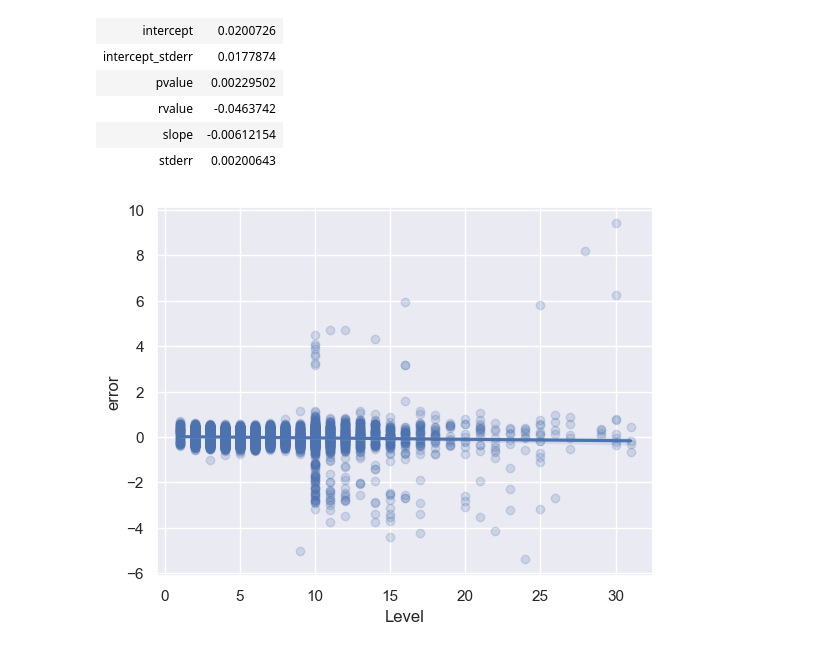
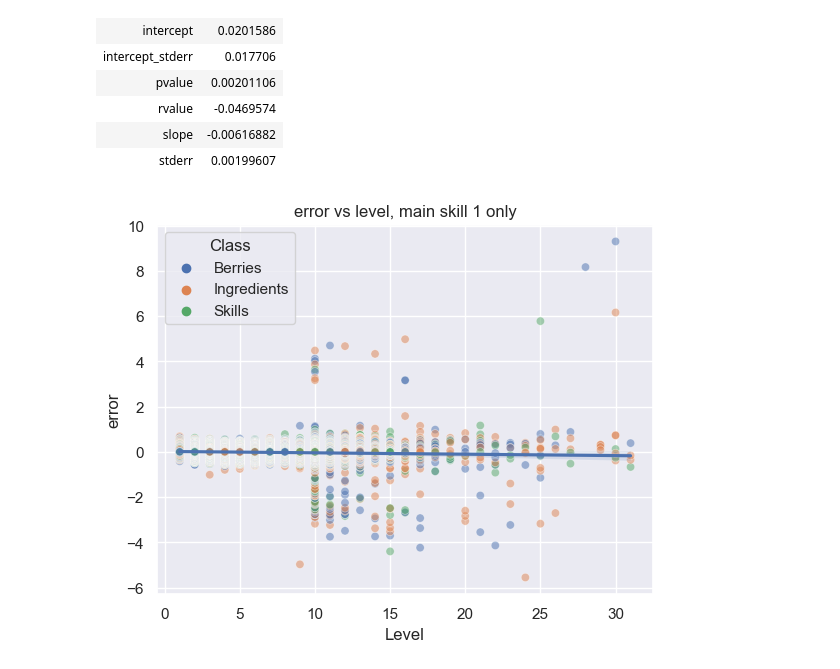
Before and after one commit to jeancroy/RP-fit, a Jupyter notebook: RP error.ipynb, the cells around one changed output. Saved outputs shown, nothing was run; the diff lists cells and outputs as text; code cells hidden in the pictures.

```diff
--- a/RP error.ipynb
+++ b/RP error.ipynb
@@ -24,7 +25,7 @@ InteractiveShell.ast_node_interactivity = "all"
 pd.set_option('display.max_columns', 100)
 pd.set_option('display.max_rows', 120)
 # %%
-data = pd.read_pickle('./data/rp-data.pickle')
+data = pd.read_pickle(fit_options.data_file)
 data.describe()
 data.head()
 # %% [output]
@@ -60,7 +61,7 @@ def RP(x):
 def residual(x):
     return data["RP"] - RP(x)
 # %%
-filename = f"./results/least-squares-fit-{digest(data, x0)}.pickle"
+filename = fit_options.result_file(digest(data, x0))
 opt = load(filename)
 sol = unpack(opt.x, unpack_info)
 
@@ -78,7 +79,7 @@ opt
 # %%
 # What are the worst points?
 
-df = data[["Pokemon","ID","Level","Inv","MS lvl","NatureP","NatureN","Sub Skill 1","Sub Skill 2","RP"]].copy()
+df = data[["Pokemon","ID","Level","Class","Inv","MS lvl","NatureP","NatureN","Sub Skill 1","Sub Skill 2","RP"]].copy()
 
 df["fit"] = RP(opt.x)
 df["error"] = residual(opt.x)
@@ -124,20 +150,24 @@ table(linearfit)
 # %%
 # Plot error vs level - focus on main skill 1
 
-err = df[["Level","error"]].loc[df["MS lvl"]==1]
-g = sns.regplot(data=err, x="Level", y="error", x_jitter=0, scatter_kws={'alpha':0.2})
+err = df[["Level","error","Class"]].loc[df["MS lvl"]==1]
+
+p = sns.scatterplot(data=err, x="Level", y="error", hue="Class", alpha=0.5)
+_ = sns.regplot(data=err, x="Level", y="error", scatter=False)
+
+_ = p.set(title='error vs level, main skill 1 only')
 
 # What is the slope ?
 linearfit = scipy.stats.linregress(x=err["Level"], y=err["error"])
 table(linearfit)
 # %% [output]
-| intercept | 0.0200726 |
-| intercept_stderr | 0.0177874 |
-| pvalue | 0.00229502 |
-| rvalue | -0.0463742 |
-| slope | -0.00612154 |
-| stderr | 0.00200643 |
+| intercept | 0.0201586 |
+| intercept_stderr | 0.017706 |
+| pvalue | 0.00201106 |
+| rvalue | -0.0469574 |
+| slope | -0.00616882 |
+| stderr | 0.00199607 |
-[figure, old version]
+[figure, new version]
 # %%
 # Let's see what happens at level 10 and main skill 1
 
```
Also changed, not shown: parts of 14 cells of this notebook, 13 other files.
